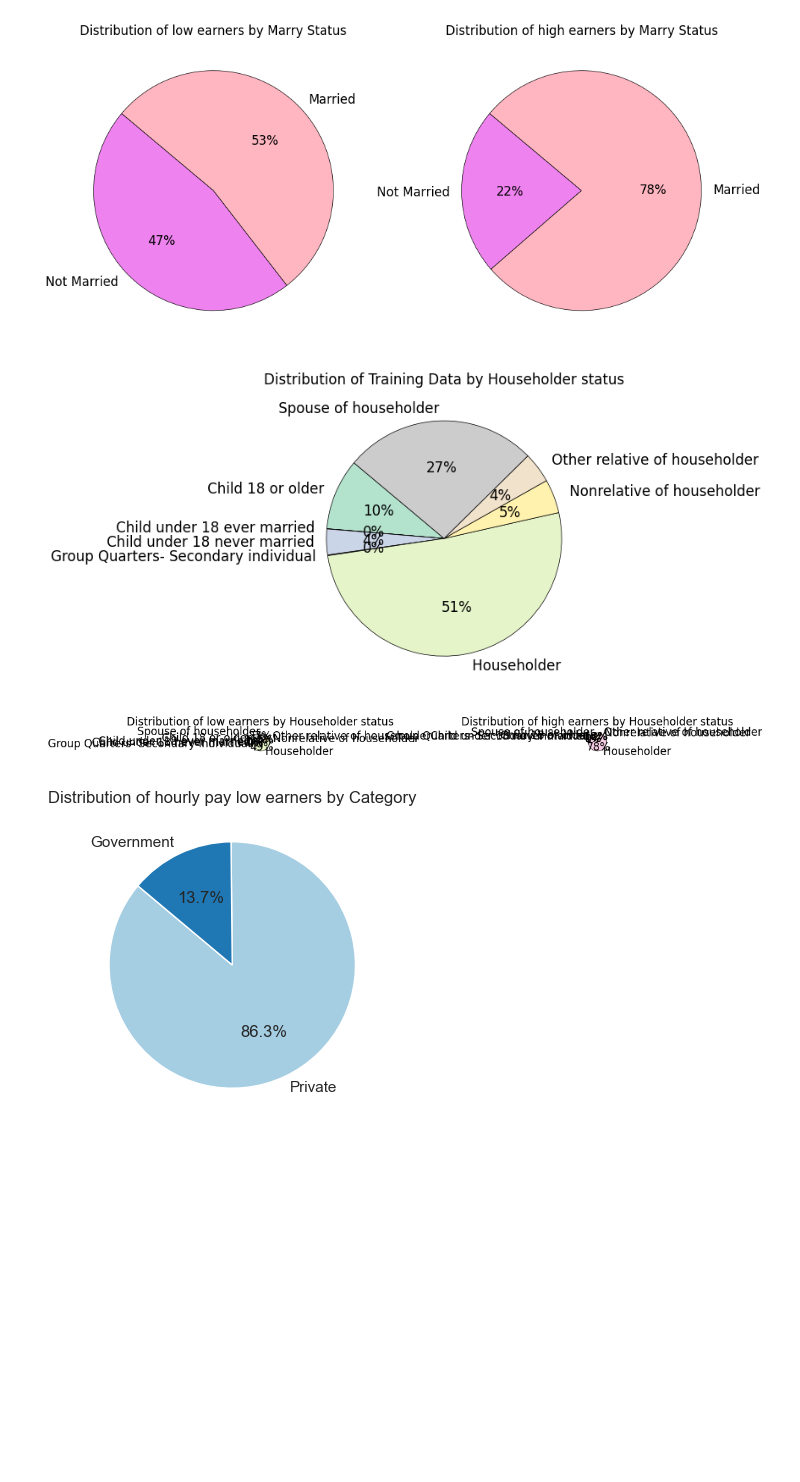
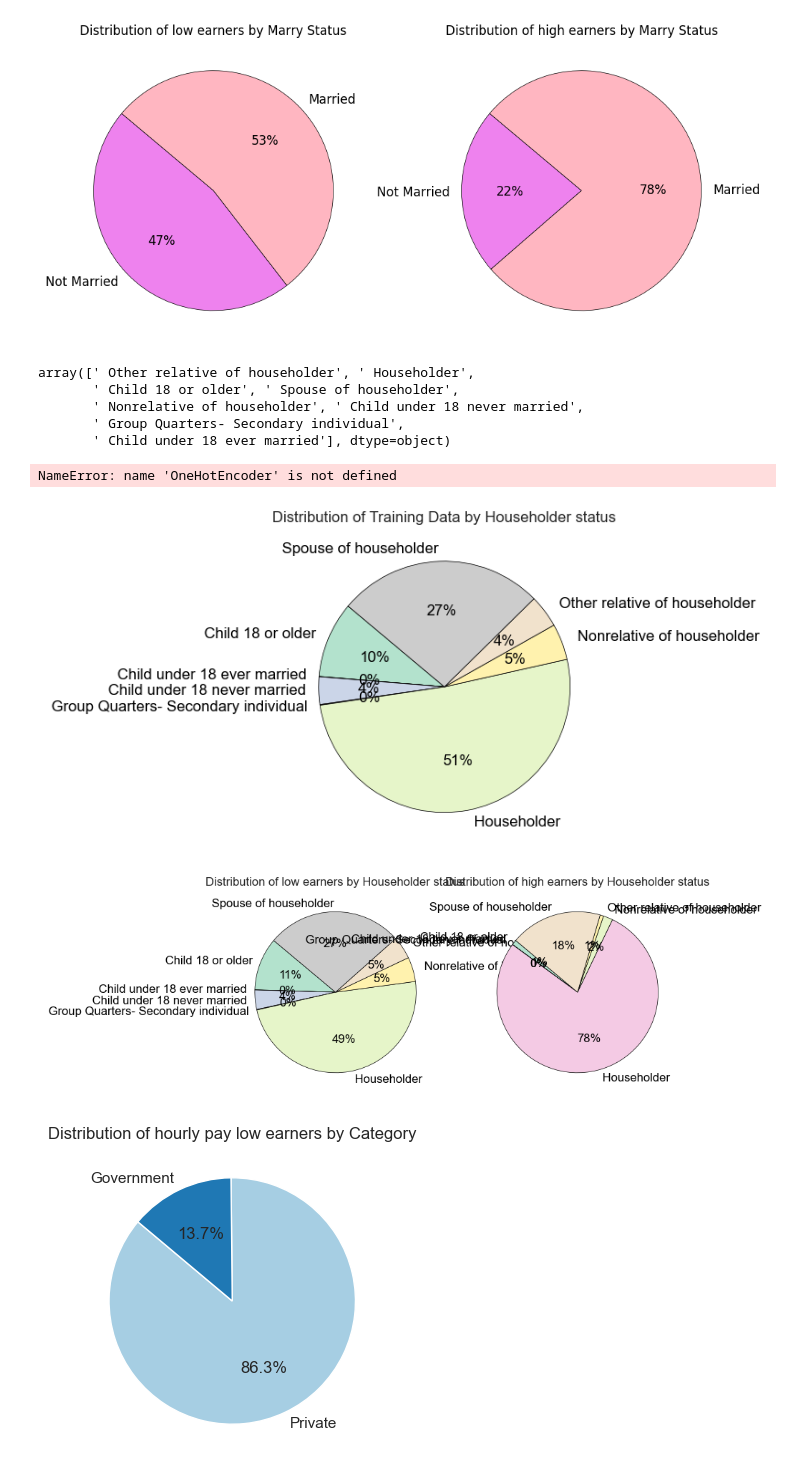
Before and after one commit to jedwingrove/US_census_income_task, a Jupyter notebook: Notebooks/WIP.ipynb, the cells around one changed output. Cells and saved outputs as stored; diff of their text form; code cells hidden in the pictures; blank space fills up the shorter version.

```diff
--- a/Notebooks/WIP.ipynb
+++ b/Notebooks/WIP.ipynb
@@ -1319,15 +1324,57 @@ plt.show()
 # %% [output]
 [figure]
 [figure]
-# %%
-df['Householder'] = np.where(df['HHDREL'] == ' Houoseholder', 1, 0)
-df_test['Huoseholder'] = np.where(df_test['HHDREL'] == ' Householder', 1, 0)
-
-df.drop('HHDREL', axis=1, inplace=True)
-df_test.drop('HHDREL', axis=1, inplace=True)
-
-train_data=df.copy()
-test_data=df_test.copy()
+# %%
+df['HHDREL'].unique()
+# %% [output]
+array([' Other relative of householder', ' Householder',
+       ' Child 18 or older', ' Spouse of householder',
+       ' Nonrelative of householder', ' Child under 18 never married',
+       ' Group Quarters- Secondary individual',
+       ' Child under 18 ever married'], dtype=object)
+# %%
+household_mapping = {
+     ' Other relative of householder': 'Not householder',
+        ' Householder': 'Householder',
+        ' Spouse of householder':'Not householder' ,
+        ' Nonrelative of householder':'Not householder',
+        ' Child under 18 never married': 'Child',
+       ' Group Quarters- Secondary individual': 'Child',
+       ' Child under 18 ever married': 'Child',
+       ' Child 18 or older': 'Child'
+}
+
+def apply_household_mapping_and_drop_household_col(df, hhld_col_name, hhld_mapping):
+    # apply new mapping of keywords using race_mapping dict
+    df['hhld_mapped'] = df[hhld_col_name].replace(hhld_mapping)
+    tmp_var='hhld_mapped'
+    #instantiate OneHotEncoder
+    encoder = OneHotEncoder(sparse=False)
+    # fit and transform the column
+    encoded = encoder.fit_transform(df[[tmp_var]])
+
+    # get the column names
+    column_names=[]
+    for i in sorted(df[tmp_var].unique()):
+        column_names.append('Household_{}'.format(i))
+
+    encoded_df = pd.DataFrame(encoded, columns=column_names)
+
+    # reset indexes for both df and encoded df
+    df = df.reset_index(drop=True)
+    encoded_df = encoded_df.reset_index(drop=True)
+    merged_df = df.join(encoded_df, how='left')
+
+    # drop the tmp_var column
+    df=merged_df.copy()
+    df.drop(tmp_var, axis=1, inplace=True)
+    df.drop(hhld_col_name, axis=1, inplace=True)
+    return df
+
+
+df = apply_household_mapping_and_drop_household_col(df, 'HHDREL', household_mapping)
+# %% [output]
+NameError: name 'OneHotEncoder' is not defined
 # %%
 df=train_data.copy()
 df_test=test_data.copy()
@@ -1368,42 +1415,42 @@ plt.show()
 
 # Create subplots
 
-fig, axes = plt.subplots(1, 2, figsize=(10, 5))  # 1 row, 2 columns
+fig, axes = plt.subplots(1, 2, figsize=(8, 4))  # 1 row, 2 columns
 # Pie chart for low earners
 axes[0].pie(
     category_counts_low,
     labels=category_counts_low.index,
     autopct='%1.0f%%',
     startangle=140,
     colors=plt.cm.Pastel2.colors,
     textprops={'fontsize': 12, 'color': 'black'},
     wedgeprops={'edgecolor': 'black', 'linewidth': 0.5},
     labeldistance=1.1,
     pctdistance=0.6
 
 )
 axes[0].set_title("Distribution of low earners by %s" % feature_name)
 
 # Pie chart for high earners
 axes[1].pie(
     category_counts_high,
     labels=category_counts_high.index,
     autopct='%1.0f%%',
     startangle=140,
     colors=plt.cm.Pastel2.colors,
     textprops={'fontsize': 12, 'color': 'black'},
     wedgeprops={'edgecolor': 'black', 'linewidth': 0.5},
     labeldistance=1.1,
     pctdistance=0.6
 )
 axes[1].set_title("Distribution of high earners by %s" % feature_name)
 
 # Adjust layout
 plt.tight_layout()
 plt.show()
 # %% [output]
-[figure, old version]
+[figure, new version]
-[figure, old version]
+[figure, new version]
 # %%
 hour_pay_low_earner=df.query('AHRSPAY>0 & TARGET_bin ==0')
 hour_pay_high_earner=df.query('AHRSPAY>0 & TARGET_bin ==1')
```
Also changed, not shown: parts of 3 cells of this notebook.
